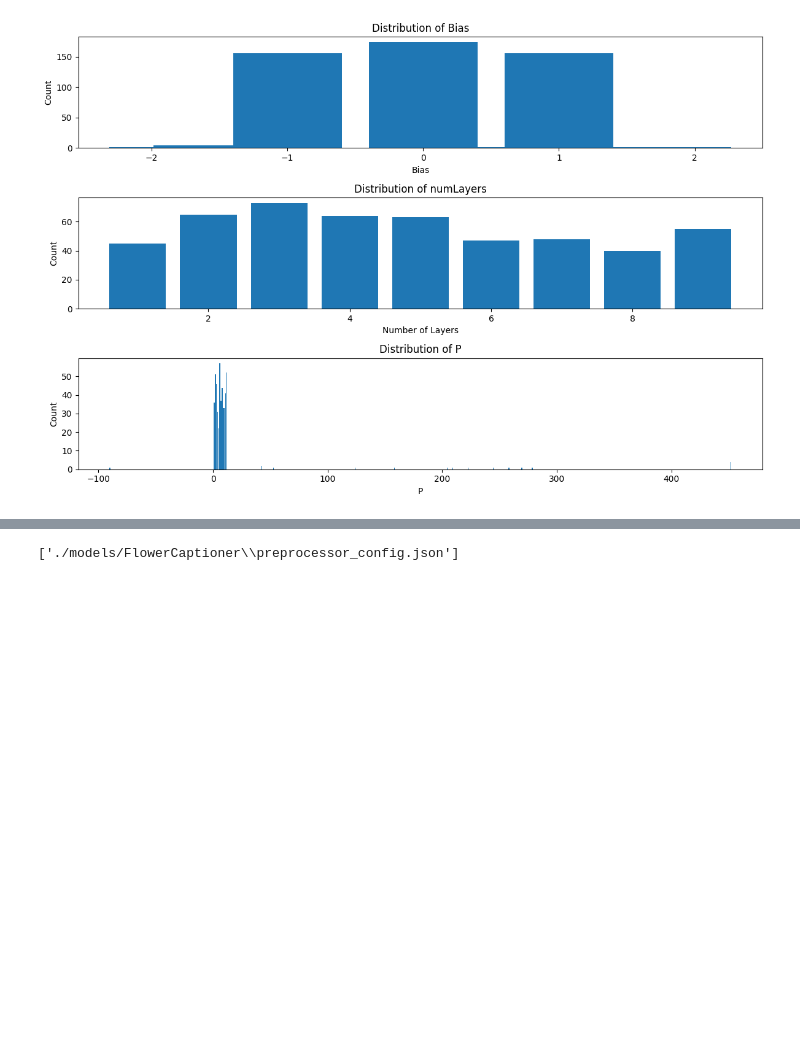
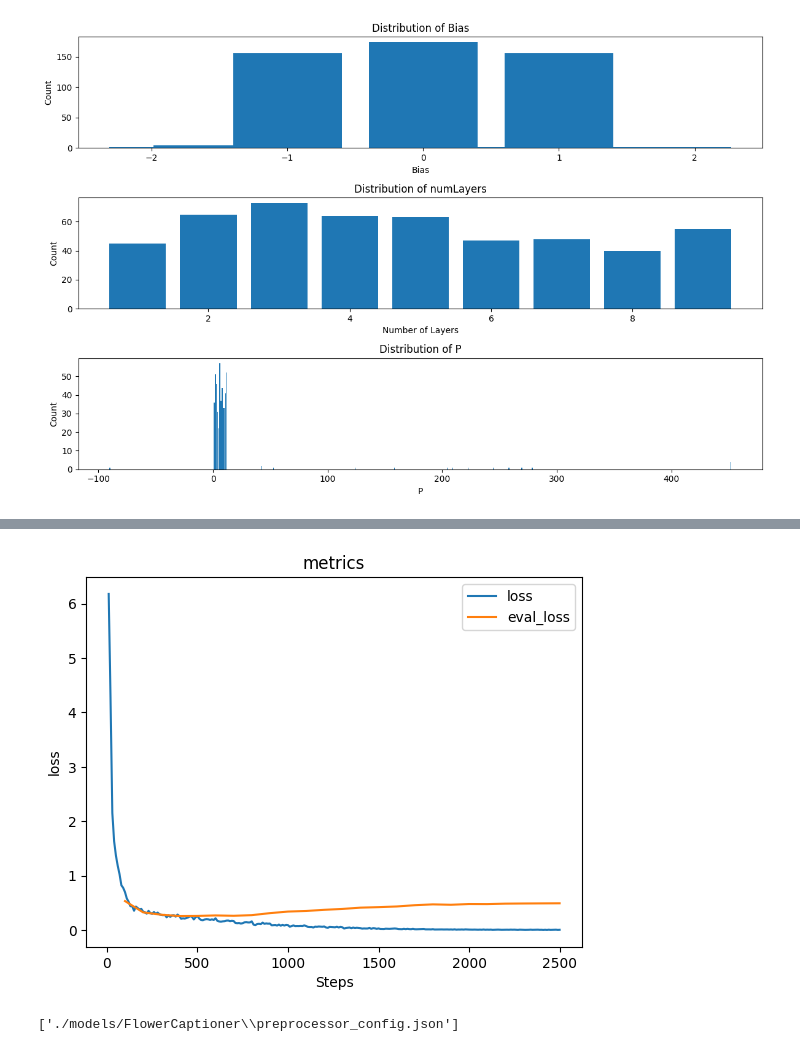
Before and after one commit to cristianglezm/FlowerEvolver-ViT-GPT2-FlowerCaptioner, a Jupyter notebook: FlowerEvolver-finetune.ipynb, the cells around one changed output, grey strips where cells are left out. Saved outputs shown, nothing was run; the diff lists cells and outputs as text; code cells hidden in the pictures; blank space fills up the shorter version.

```diff
--- a/FlowerEvolver-finetune.ipynb
+++ b/FlowerEvolver-finetune.ipynb
@@ -269,3 +269,7 @@ showMetrics(metrics, 'loss', 'metrics', ['loss', 'eval_loss', 'eval_rouge1', 'ev
+# %%
+showMetrics(metrics, 'loss', 'metrics', ['loss', 'eval_loss'])
+# %% [output]
+[figure, added]
 # %%
 output_dir = "./models/FlowerCaptioner"
 trainer.save_model(output_dir)
```
Also changed, not shown: parts of 5 cells of this notebook, 1 other file.
